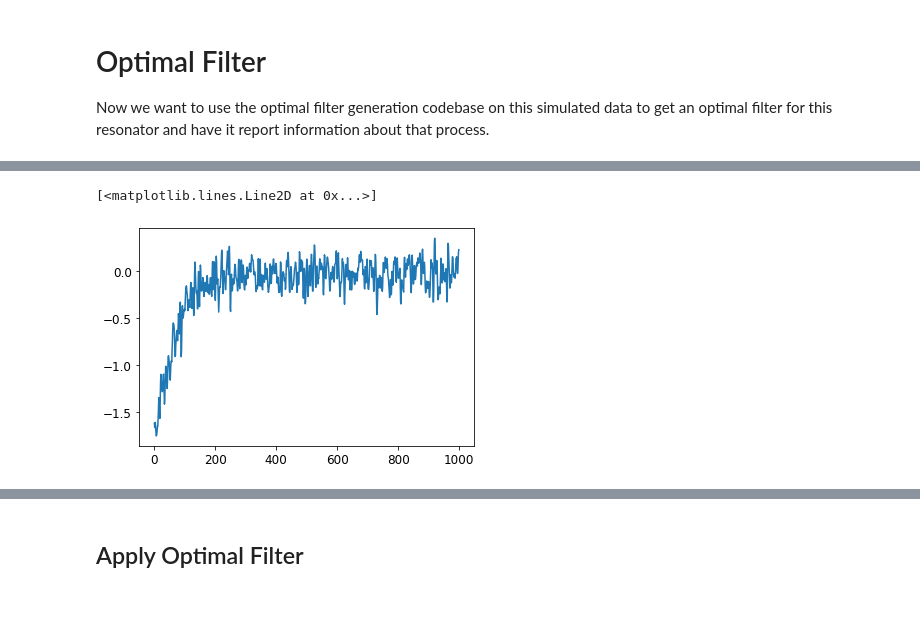
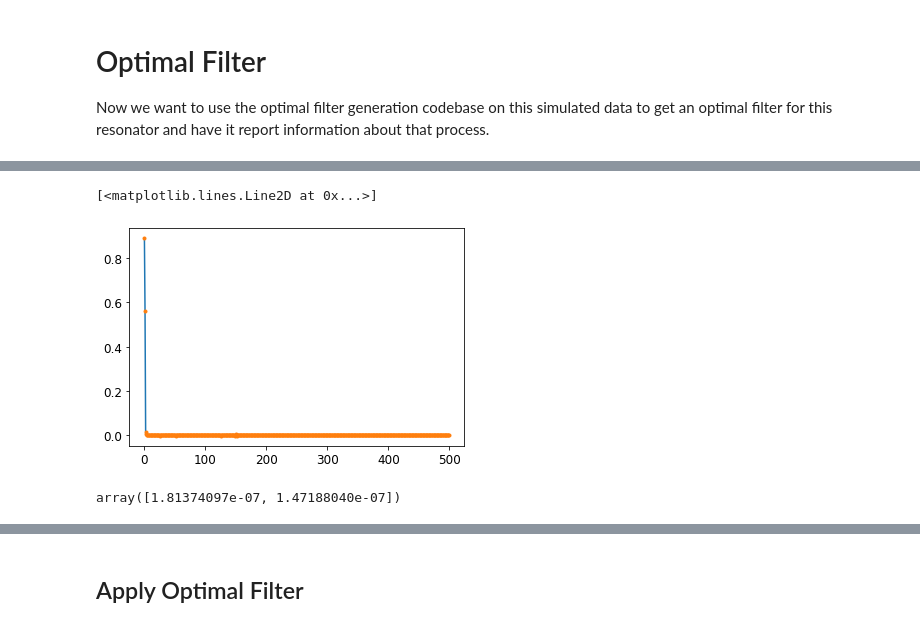
Before and after one commit to MazinLab/MKIDReadoutAnalysis, a Jupyter notebook: Example.ipynb, the cells around one changed output, grey strips where cells are left out. Saved outputs shown, nothing was run; the diff lists cells and outputs as text; code cells hidden in the pictures.

```diff
--- a/Example.ipynb
+++ b/Example.ipynb
@@ -242,5 +233,0 @@ array([    151,    3114,    5740, ..., 9993164, 9994630, 9997633])
-# %%
-plt.plot(fine_channel[3114:3114+1000])
-# %% [output]
-[<matplotlib.lines.Line2D at 0x...>]
-[figure, removed]
@@ -246,0 +238,11 @@ plt.plot(fine_channel[3114:3114+1000])
+# %%
+sl = slice(0,500)
+plt.plot((ofc.result["psd"][sl]-noise_psd[sl])/ofc.result["psd"][sl])
+plt.plot((ofc.result["psd"][sl]-noise_psd[sl])/ofc.result["psd"][sl],".")
+# %% [output]
+[<matplotlib.lines.Line2D at 0x...>]
+[figure, added]
+# %%
+ofc.result["psd"][0:2] - noise_psd[0:2]
+# %% [output]
+array([1.81374097e-07, 1.47188040e-07])
```
Also changed, not shown: parts of 21 cells of this notebook, 3 other files.
